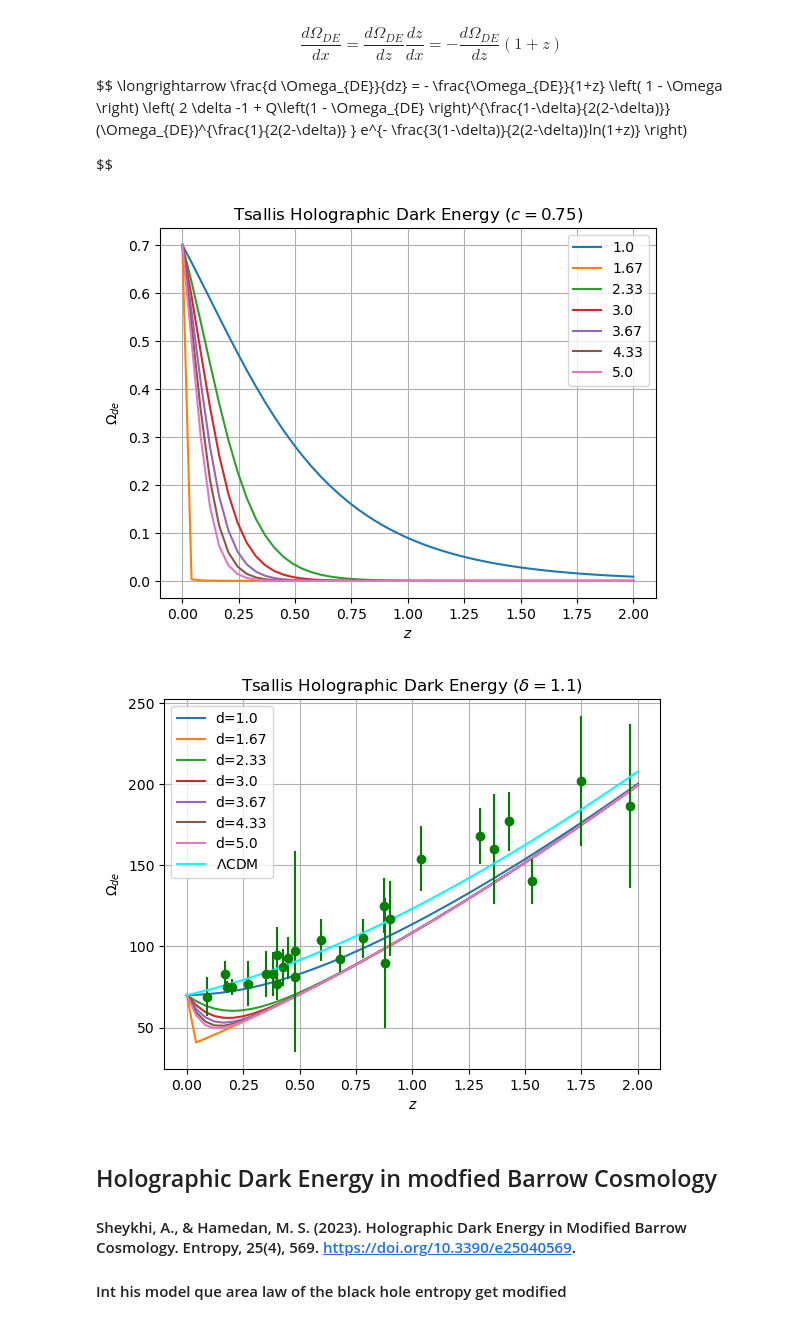
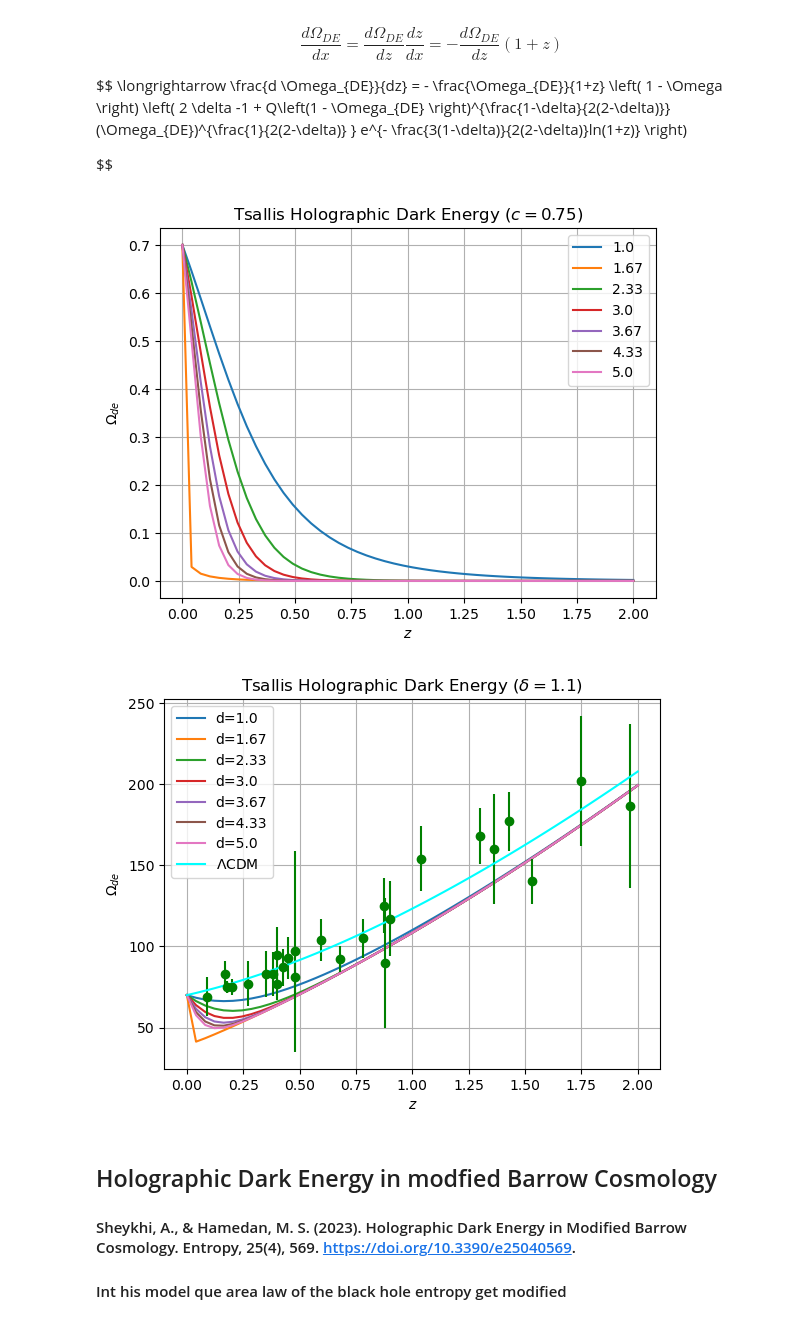
Before and after one commit to xlxnsxzpxtx/HolographicDE, a Jupyter notebook: holographics_models.ipynb, the cells around one changed output. Cells and saved outputs as stored; diff of their text form; code cells hidden in the pictures.

```diff
--- a/holographics_models.ipynb
+++ b/holographics_models.ipynb
@@ -57,38 +112,38 @@ zfin = 100
 xini = 0
 xfin = np.log(1. / (1 + zfin))
 xval = np.linspace(xini, xfin, 50)
 zval = np.linspace(0,2,50)
 
-def tsallis_model(Omega, x, d_value, c= 0.75):
-    Q = 2 * (2 - d_value) * ((3*c / 3) ** (1. / (2 * (d_value - 2)))) * (H0 * np.sqrt(Om0)) ** ((1 - d_value) / (d_value - 2))
+def tsallis_model(Omega, x, d_value, c= 1):
+    Q = 2*(2 - d_value)*((3*c**2 / 3) ** (1. / (2 * (d_value - 2)))) * (H0 * np.sqrt(Om0)) ** ((1 - d_value) / (d_value - 2))
     dOmega = Omega * (1 - Omega) * (
-                2 * d_value - 1 + Q * ((1 - Omega) ** ((1 - d_value) / (2 * (2 - d_value)))) * (Omega * (1. / (2 * (2 - d_value)))) * np.exp(
-            (3 * (1 - d_value) / (2 * (2 - d_value))) * x))
+                2 * d_value - 1 + Q * ((1 - Omega) ** ((1 - d_value) / (2 * (2 - d_value)))) * (Omega ** (1. / (2 * (2 - d_value))))*np.exp(
+            (3*(1 - d_value)/(2*(2 - d_value)))*x))
     return dOmega
 
 
 solutions_tsallis = []
 for d_value in d:
     sol = odeint(tsallis_model, Ode_0, xval, args=(d_value,))
     solutions_tsallis.append(sol)
 
 # Reshape all solutions in solutions_tsallis
 solutions_tsallis_reshaped = []
 for sol in solutions_tsallis:
     solutions_tsallis_reshaped.append(sol[:, 0].reshape(-1))
 
 # Plot each component of solutions_tsallis_reshaped against xval
 for sol_reshaped in solutions_tsallis_reshaped:
     plt.plot(zval, sol_reshaped)
 
 plt.xlabel('$z$')
 plt.ylabel('$\Omega_{de}$')
 plt.title('Tsallis Holographic Dark Energy ($c = 0.75$)')
 plt.legend(d)
 plt.grid(True)
 plt.show()
 # %% [output]
-[figure, old version]
+[figure, new version]
 # %%
 def hub(z, Ok=0):
     Om= 0.3
@@ -116,7 +171,7 @@ Oe = 1 - Om - Or - Ok
 H0 = 70
 
 def RHSquared_z(z, sol_ode):
-    return H0 * np.sqrt((Or * (z + 1) ** 4 + Om * (z + 1) ** 3) / (1 - sol_ode))
+    return H0*np.sqrt(( Om * (z + 1)**3)/(1 - sol_ode))
 
 Hubble_z = []
 for sol_ode in solutions_tsallis_reshaped:
@@ -136,7 +191,7 @@ plt.legend()
 plt.grid(True)
 plt.show()
 # %% [output]
-[figure, old version]
+[figure, new version]
 # %% [markdown]
 ## Holographic Dark Energy in modfied Barrow Cosmology
 #### Sheykhi, A., & Hamedan, M. S. (2023). Holographic Dark Energy in Modified Barrow Cosmology. Entropy, 25(4), 569. https://doi.org/10.3390/e25040569.
```
Also changed, not shown: parts of 10 cells of this notebook, 2 other files.
